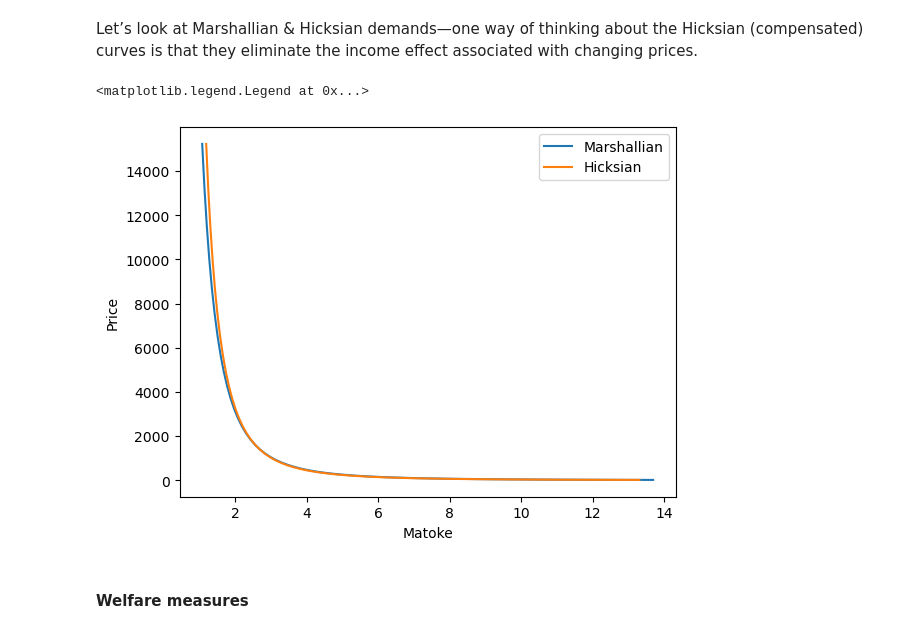
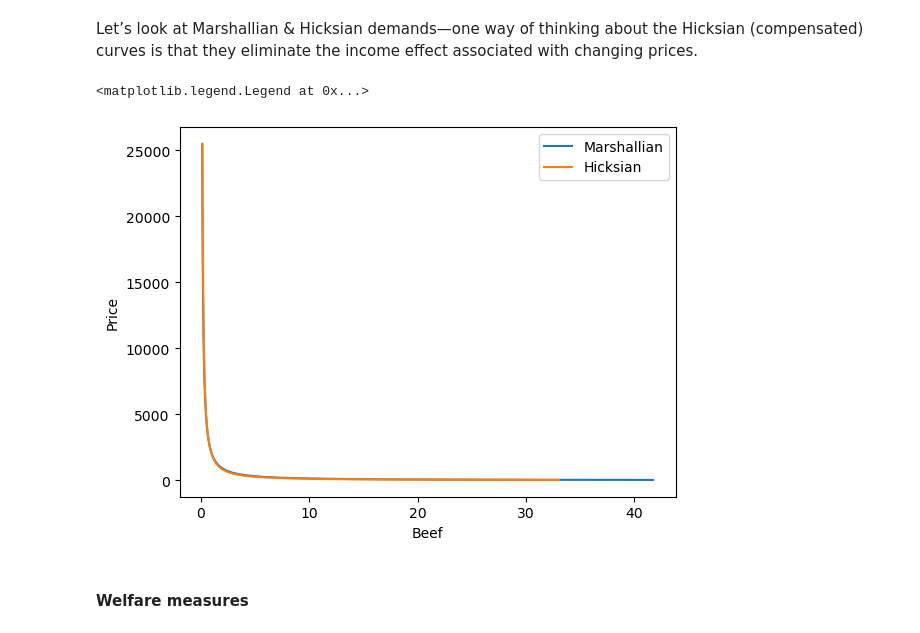
Before and after one commit to reilyfairchild/EEP153-Proj-4, a Jupyter notebook: example_costs.ipynb, the cells around one changed output. Drawn from its saved outputs; the diff is of its cells as text; code cells hidden in the pictures.

```diff
--- a/example_costs.ipynb
+++ b/example_costs.ipynb
@@ -94,22 +86,22 @@ income effect associated with changing prices.
 # %%
 import matplotlib.pyplot as plt
 %matplotlib inline
 
-my_j = 'Matoke'  # Interesting Ugandan staple
+my_j = 'Beef'  # Interesting Ugandan staple
 
 P = np.geomspace(.01,10,50)*pbar[my_j]
 
 # Utility of median household, given prices
-U0 = uga.indirect_utility(x0,pbar)
+U0 = mlw.indirect_utility(x0,pbar)
 
-plt.plot([uga.demands(x0,my_prices(my_j,p0))[my_j] for p0 in P],P)
-plt.plot([uga.demands(U0,my_prices(my_j,p0),type="Hicksian")[my_j] for p0 in P],P)
+plt.plot([mlw.demands(x0,my_prices(my_j,p0))[my_j] for p0 in P],P)
+plt.plot([mlw.demands(U0,my_prices(my_j,p0),type="Hicksian")[my_j] for p0 in P],P)
 plt.ylabel('Price')
 plt.xlabel(my_j)
 plt.legend(("Marshallian","Hicksian"))
 # %% [output]
 <matplotlib.legend.Legend at 0x...>
-[figure, old version]
+[figure, new version]
 # %% [markdown]
 #### Welfare measures
 # %%
```
Also changed, not shown: parts of 6 cells of this notebook, 1 other file.
